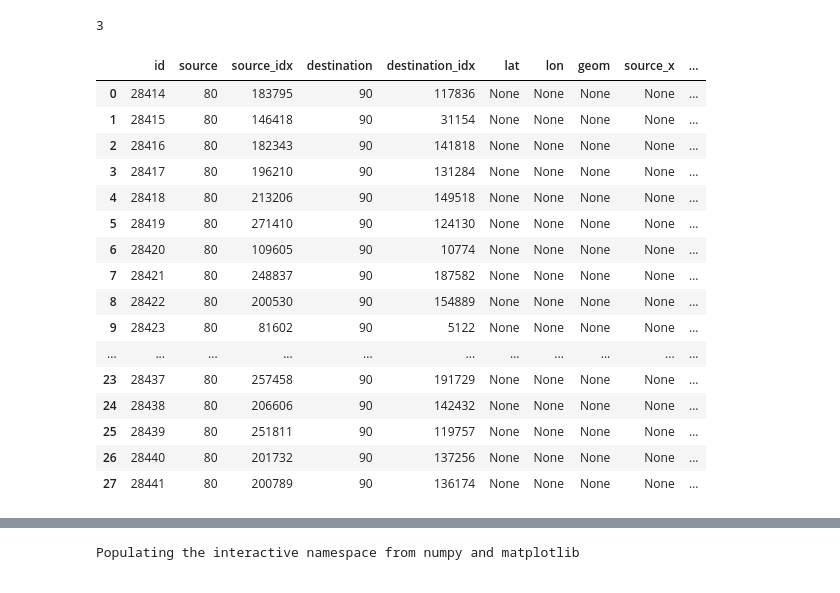
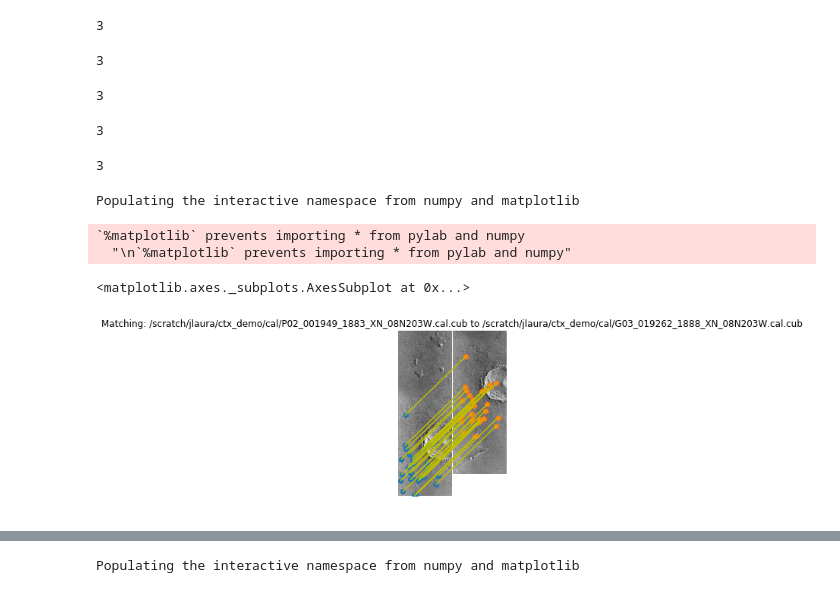
Before and after one commit to jlaura/autocnet_server, a Jupyter notebook: notebooks/Refactor.ipynb, the cells around one changed output, grey strips where cells are left out. Saved outputs shown, nothing was run; the diff lists cells and outputs as text; code cells hidden in the pictures.

```diff
--- a/notebooks/Refactor.ipynb
+++ b/notebooks/Refactor.ipynb
@@ -17 +74,9 @@ sub.apply('project_matches', on='edge', args=(3396190, 3376200,), srid=949900)
+# %%
+sub.apply('subpixel_register', method='phase', template_size=250, search_size=250)
+# %% [output]
+3
+# %%
+sub.apply('subpixel_register', method='template', template_size=41, search_size=41)
+# %% [output]
+3
 # %%
@@ -19,3 +83,11 @@ sub = ncg.subgraph(nodes=[80, 86, 90])
 sub.apply('ring_match', on='edge', ring_radius=100, max_radius=1200, target_points=25, tolerance_val=0.1)
 # %% [output]
 3
+# %%
+sub.apply('add_coordinates_to_matches', on='edge')
+# %% [output]
+3
+# %%
+sub.apply('project_matches', on='edge', args=(3396190, 3376200,), srid=949900)
+# %% [output]
+3
@@ -22,20 +97,10 @@ sub.apply('ring_match', on='edge', ring_radius=100, max_radius=1200, target_poin
 # %%
-ncg.edges[(80,90)]['data'].matches
+%pylab inline
+e = ncg.edges[(80,90)]['data']
+e.plot()
 # %% [output]
-|  | id | source | source_idx | destination | destination_idx | lat | lon | geom | source_x | ... |
-| 0 | 28414 | 80 | 183795 | 90 | 117836 | None | None | None | None | ... |
-| 1 | 28415 | 80 | 146418 | 90 | 31154 | None | None | None | None | ... |
-| 2 | 28416 | 80 | 182343 | 90 | 141818 | None | None | None | None | ... |
-| 3 | 28417 | 80 | 196210 | 90 | 131284 | None | None | None | None | ... |
-| 4 | 28418 | 80 | 213206 | 90 | 149518 | None | None | None | None | ... |
-| 5 | 28419 | 80 | 271410 | 90 | 124130 | None | None | None | None | ... |
-| 6 | 28420 | 80 | 109605 | 90 | 10774 | None | None | None | None | ... |
-| 7 | 28421 | 80 | 248837 | 90 | 187582 | None | None | None | None | ... |
-| 8 | 28422 | 80 | 200530 | 90 | 154889 | None | None | None | None | ... |
-| 9 | 28423 | 80 | 81602 | 90 | 5122 | None | None | None | None | ... |
-| ... | ... | ... | ... | ... | ... | ... | ... | ... | ... | ... |
-| 23 | 28437 | 80 | 257458 | 90 | 191729 | None | None | None | None | ... |
-| 24 | 28438 | 80 | 206606 | 90 | 142432 | None | None | None | None | ... |
-| 25 | 28439 | 80 | 251811 | 90 | 119757 | None | None | None | None | ... |
-| 26 | 28440 | 80 | 201732 | 90 | 137256 | None | None | None | None | ... |
-| 27 | 28441 | 80 | 200789 | 90 | 136174 | None | None | None | None | ... |
+Populating the interactive namespace from numpy and matplotlib
+`%matplotlib` prevents importing * from pylab and numpy
+  "\n`%matplotlib` prevents importing * from pylab and numpy"
+<matplotlib.axes._subplots.AxesSubplot at 0x...>
+[figure, added]
```
Also changed, not shown: parts of 18 cells of this notebook.
